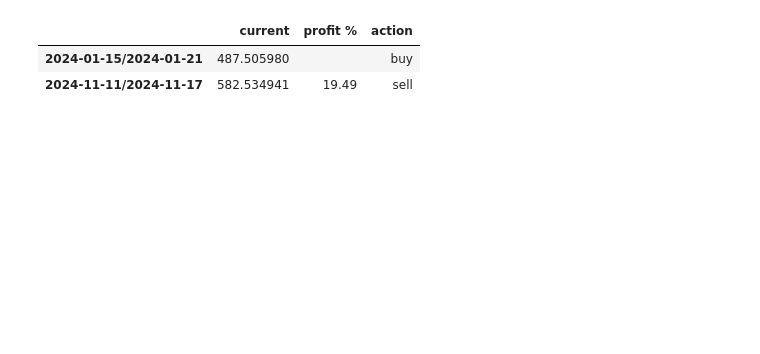
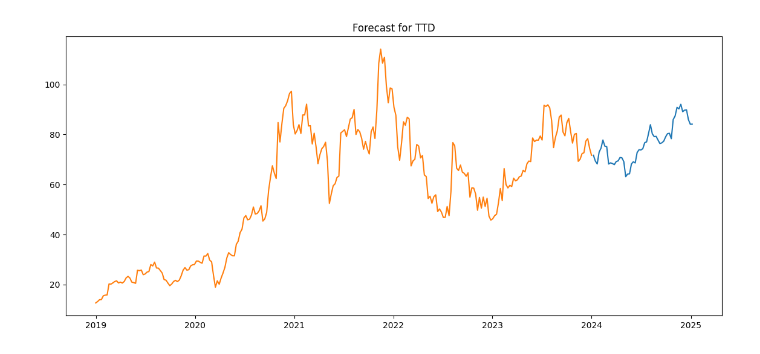
Before and after one commit to sienlonglim/financial_analysis_forecasting, a Jupyter notebook: p1_SARIMA_forecasting.ipynb, the cells around one changed output. Cells and saved outputs as stored; diff of their text form; code cells hidden in the pictures; blank space fills up the shorter version.

```diff
--- a/p1_SARIMA_forecasting.ipynb
+++ b/p1_SARIMA_forecasting.ipynb
@@ -102,6 +221,6 @@ forecaster.plot_forecast('NVDA')
+# %%
+forecaster.plot_forecast(forecast_only=False)
+# %% [output]
+[figure, added]
 # %%
-forecaster.find_max_profit('NVDA')
+forecaster.find_max_profit()
-# %% [output]
-|  | current | profit % | action |
-| 2024-01-15/2024-01-21 | 487.505980 |  | buy |
-| 2024-11-11/2024-11-17 | 582.534941 | 19.49 | sell |
```
Also changed, not shown: parts of 7 cells of this notebook.
